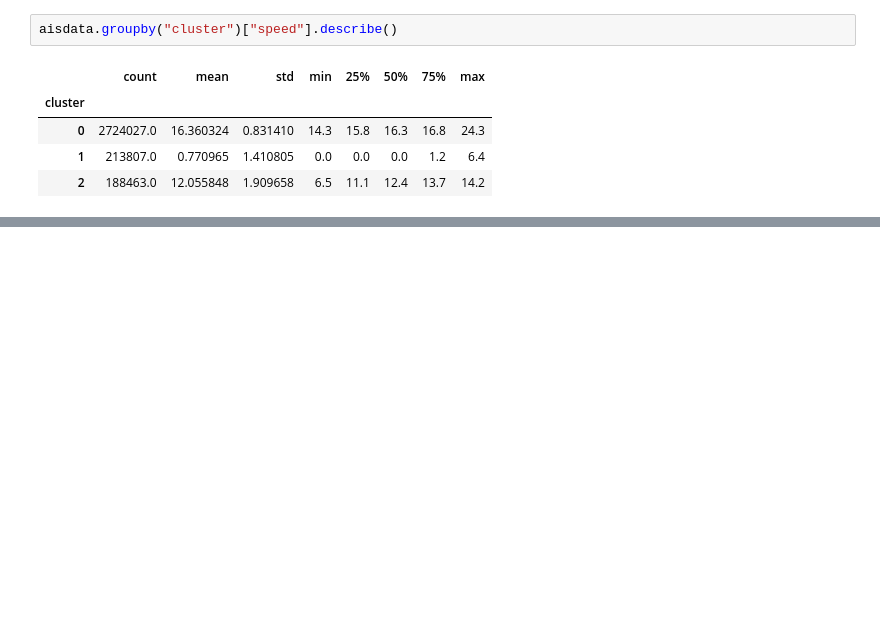
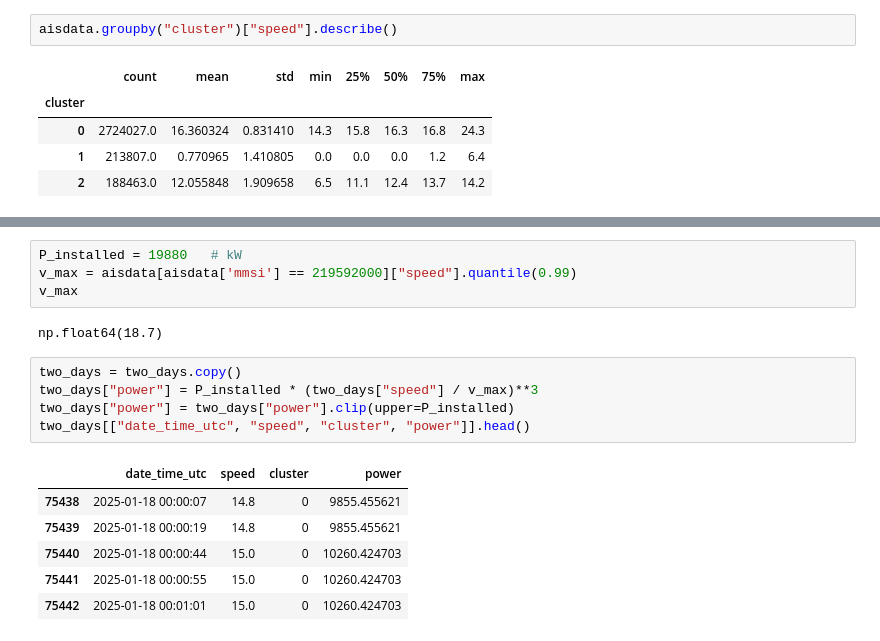
Before and after one commit to SiggyHacker/tmr12-project-, a Jupyter notebook: Notebooks/03_ML_model.ipynb, the cells around one changed output, grey strips where cells are left out. Saved outputs shown, nothing was run; the diff lists cells and outputs as text; blank space fills up the shorter version.

```diff
--- a/Notebooks/03_ML_model.ipynb
+++ b/Notebooks/03_ML_model.ipynb
@@ -114,0 +154,18 @@ plt.show()
+# %%
+P_installed = 19880   # kW
+v_max = aisdata[aisdata['mmsi'] == 219592000]["speed"].quantile(0.99)
+v_max
+# %% [output]
+np.float64(18.7)
+# %%
+two_days = two_days.copy()
+two_days["power"] = P_installed * (two_days["speed"] / v_max)**3
+two_days["power"] = two_days["power"].clip(upper=P_installed)
+two_days[["date_time_utc", "speed", "cluster", "power"]].head()
+# %% [output]
+|  | date_time_utc | speed | cluster | power |
+| 75438 | 2025-01-18 00:00:07 | 14.8 | 0 | 9855.455621 |
+| 75439 | 2025-01-18 00:00:19 | 14.8 | 0 | 9855.455621 |
+| 75440 | 2025-01-18 00:00:44 | 15.0 | 0 | 10260.424703 |
+| 75441 | 2025-01-18 00:00:55 | 15.0 | 0 | 10260.424703 |
+| 75442 | 2025-01-18 00:01:01 | 15.0 | 0 | 10260.424703 |
```
Also changed, not shown: parts of 20 cells of this notebook, 6 other files.
